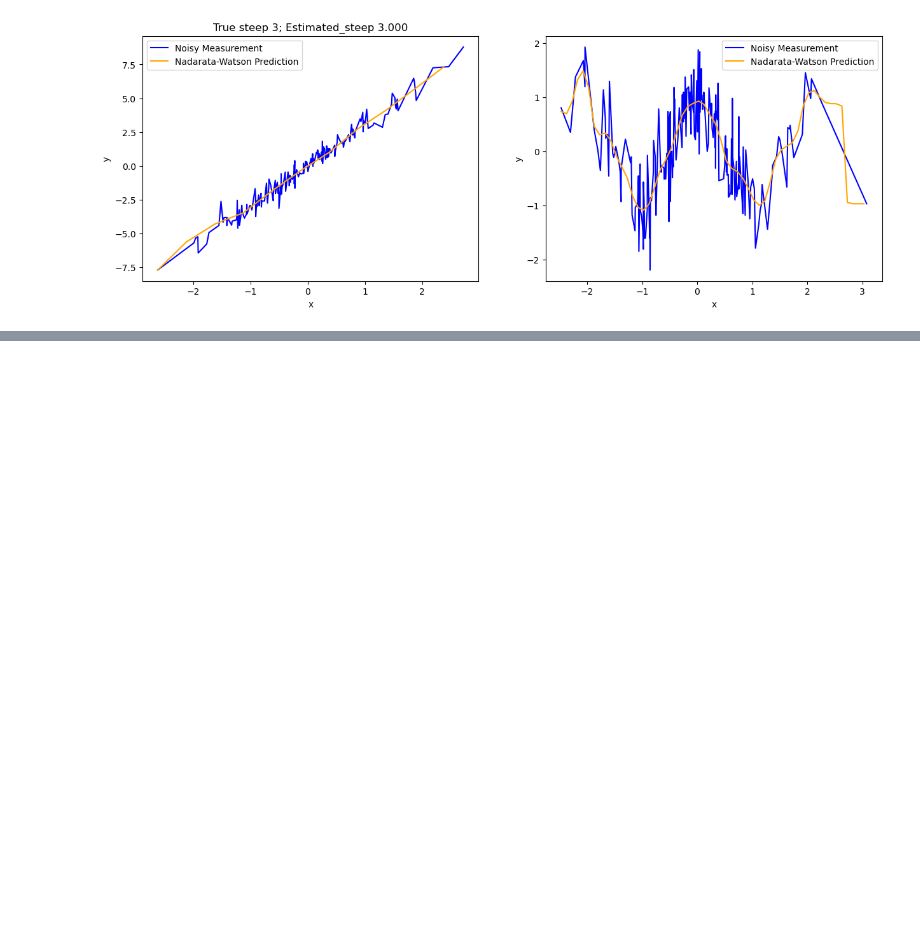
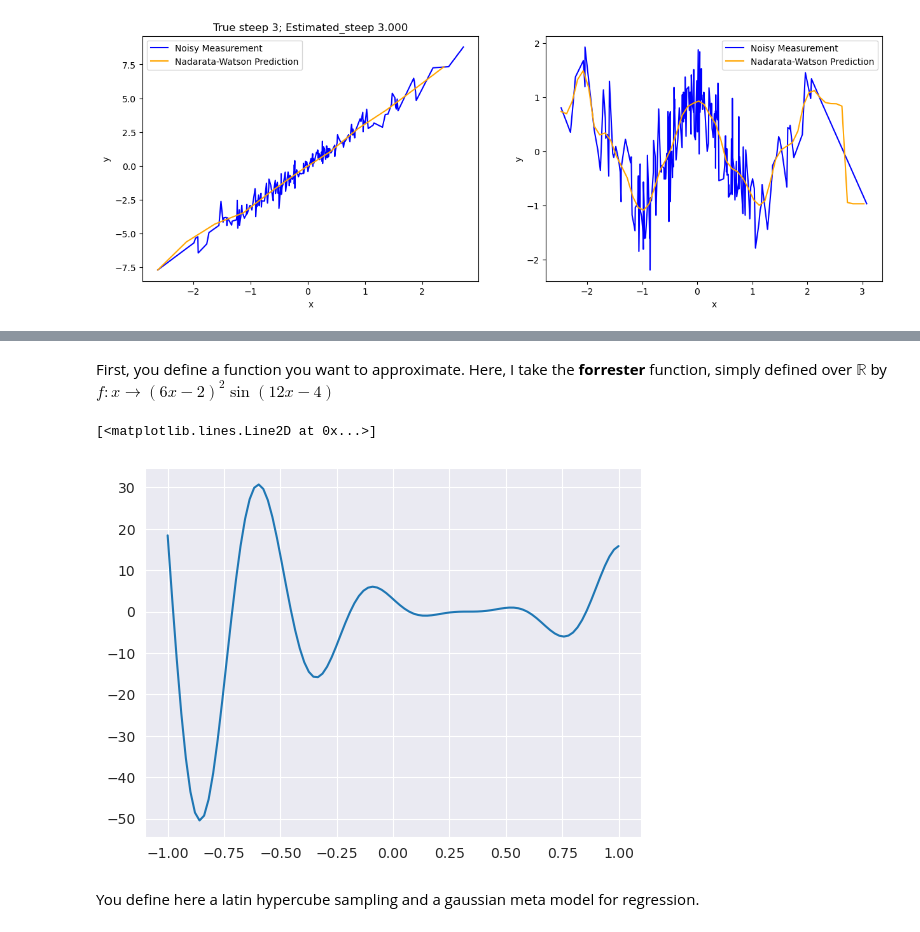
Before and after one commit to roomate/ML_from_scratch, a Jupyter notebook: regression.ipynb, the cells around one changed output, grey strips where cells are left out. Drawn from its saved outputs; the diff is of its cells as text; code cells hidden in the pictures; blank space fills up the shorter version.

```diff
--- a/regression.ipynb
+++ b/regression.ipynb
@@ -317,0 +371,28 @@ plt.show()
+# %%
+import GPy
+from IPython.display import HTML, display
+
+from pyDOE2 import lhs
+import numpy as np
+
+import matplotlib.pyplot as plt
+import seaborn as sns
+sns.set_style('darkgrid')
+
+from scipy.stats import norm
+import scipy
+import time
+import copy
+# %% [markdown]
+First, you define a function you want to approximate. Here, I take the **forrester** function, simply defined over $\mathbb{R}$ by $f : x \rightarrow (6x - 2)^2 \sin(12x - 4)$
+# %%
+# definition of Forrester function
+def forrester(z):
+    return (6*z-2)**2*np.sin(12*z-4)
+
+plt.plot(np.linspace(-1, 1, 100), forrester(np.linspace(-1, 1, 100)))
+# %% [output]
+[<matplotlib.lines.Line2D at 0x...>]
+[figure, added]
+# %% [markdown]
+You define here a latin hypercube sampling and a gaussian meta model for regression.
```
Also changed, not shown: parts of 16 cells of this notebook.
